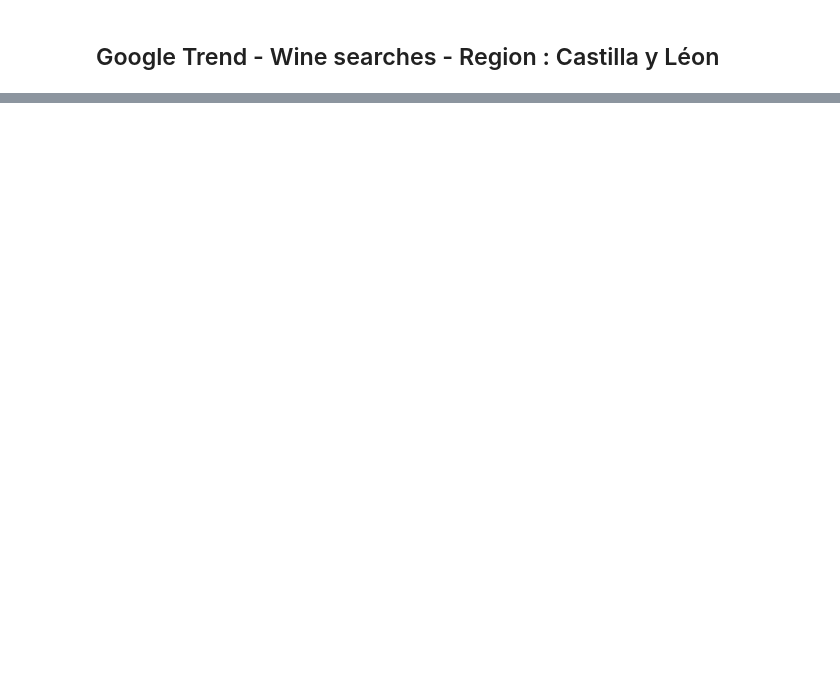
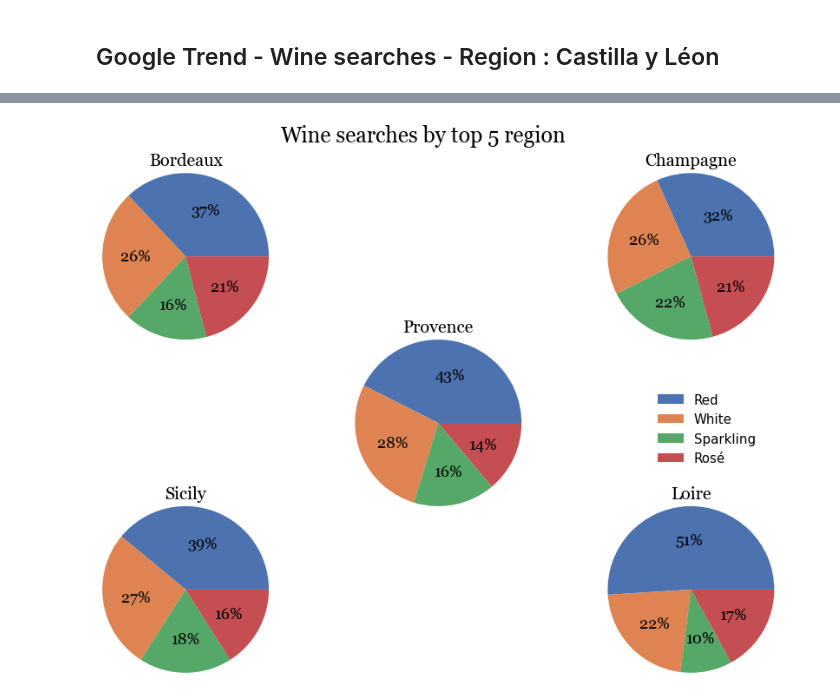
Before and after one commit to theoharket/dtvc_midterm_2022, a Jupyter notebook: Google/Google Trend - Wine searches.ipynb, the cells around one changed output, grey strips where cells are left out. Drawn from its saved outputs; the diff is of its cells as text; code cells hidden in the pictures; blank space fills up the shorter version.

```diff
--- a/Google/Google Trend - Wine searches.ipynb
+++ b/Google/Google Trend - Wine searches.ipynb
@@ -536,0 +265,78 @@ plt.show()
+# %%
+#Storing the data frames in a list
+df_list = []
+
+#Function that takes a data frame as a variable, and returns a formatted data frame with relative percents on the wines
+def create_dataset(df):
+
+    gb = df.groupby("region")[["red wine", "white wine", "sparkling wine", "rose wine", "total_wines"]].sum()
+    gb = gb.reset_index()
+
+    gb.loc[:, "red wine"] = float(gb.loc[:, "red wine"]/gb.loc[:, "total_wines"])*100
+    gb.loc[:, "white wine"] = float(gb.loc[:, "white wine"]/gb.loc[:, "total_wines"])*100
+    gb.loc[:, "sparkling wine"] = float(gb.loc[:, "sparkling wine"]/gb.loc[:, "total_wines"])*100
+    gb.loc[:, "rose wine"] = float(gb.loc[:, "rose wine"]/gb.loc[:, "total_wines"])*100
+
+    return gb
+
+#Running through all of the original data frames that needs cleaning
+for data in [df_bordeaux, df_sicily, df_loire, df_champagne, df_provence]: df_list.append(create_dataset(data))
+# %%
+from matplotlib.ticker import FormatStrFormatter
+#Creating GridSpec
+gs = gridspec.GridSpec(nrows = 3, ncols = 4)
+
+plt.figure(figsize = (20,10))
+
+#Creating axes objects
+ax1 = plt.subplot(gs[0, 0:2])
+ax2 = plt.subplot(gs[0, 2:4])
+ax3 = plt.subplot(gs[1, 1:3])
+ax4 = plt.subplot(gs[2, 0:2])
+ax5 = plt.subplot(gs[2, 2:4])
+
+#Creating title
+plt.suptitle("Wine searches by top 5 region", fontsize = 25, fontfamily = "Georgia")
+
+
+#Bordeaux
+data = [round(df_list[0].loc[0, "red wine"]), round(df_list[0].loc[0, "white wine"]), round(df_list[0].loc[0, "sparkling wine"]), round(df_list[0].loc[0, "rose wine"])]
+_, _, text = ax1.pie(data, colors = ["#4c72b0", "#dd8452", "#55a868", "#c44e52"], labeldistance = 0.70, autopct='%.0f%%', radius = 1.5)
+ax1.set_title("Bordeaux", fontfamily = "Georgia", fontsize = 20, pad = 25)
+for txt in text: txt.set_color('black'), txt.set_fontsize(18), txt.set_fontfamily("Georgia")
+
+#Champagne
+data = [round(df_list[3].loc[0, "red wine"]), round(df_list[3].loc[0, "white wine"]), round(df_list[3].loc[0, "sparkling wine"]), round(df_list[3].loc[0, "rose wine"])]
+_, _, text = ax2.pie(data, colors = ["#4c72b0", "#dd8452", "#55a868", "#c44e52"], labeldistance = 0.70, autopct='%.0f%%', radius = 1.5)
+ax2.set_title("Champagne", fontfamily = "Georgia", fontsize = 20, pad = 25)
+for txt in text: txt.set_color('black'), txt.set_fontsize(18), txt.set_fontfamily("Georgia")
+
+#Provence
+data = [round(df_list[4].loc[0, "red wine"]), round(df_list[4].loc[0, "white wine"]), round(df_list[4].loc[0, "sparkling wine"]), round(df_list[4].loc[0, "rose wine"])]
+_, _, text = ax3.pie(data, colors = ["#4c72b0", "#dd8452", "#55a868", "#c44e52"], labeldistance = 0.70, autopct='%.0f%%', radius = 1.5)
+ax3.set_title("Provence", fontfamily = "Georgia", fontsize = 20, pad = 25)
+for txt in text: txt.set_color('black'), txt.set_fontsize(18), txt.set_fontfamily("Georgia")
+
+#Sicily
+data = [round(df_list[1].loc[0, "red wine"]), round(df_list[1].loc[0, "white wine"]), round(df_list[1].loc[0, "sparkling wine"]), round(df_list[1].loc[0, "rose wine"])]
+_, _, text = ax4.pie(data, colors = ["#4c72b0", "#dd8452", "#55a868", "#c44e52"], labeldistance = 0.70, autopct='%.0f%%', radius = 1.5)
+ax4.set_title("Sicily", fontfamily = "Georgia", fontsize = 20, pad = 25)
+for txt in text: txt.set_color('black'), txt.set_fontsize(18), txt.set_fontfamily("Georgia")
+
+#Loire
+data = [round(df_list[2].loc[0, "red wine"]), round(df_list[2].loc[0, "white wine"]), round(df_list[2].loc[0, "sparkling wine"]), round(df_list[2].loc[0, "rose wine"])]
+_, _, text = ax5.pie(data, colors = ["#4c72b0", "#dd8452", "#55a868", "#c44e52"], labeldistance = 0.70, autopct='%.0f%%', radius = 1.5)
+ax5.set_title("Loire", fontfamily = "Georgia", fontsize = 20, pad = 25)
+for txt in text: txt.set_color('black'), txt.set_fontsize(18), txt.set_fontfamily("Georgia")
+
+#Labels for legend
+labels = ["Red", "White", "Sparkling", "Rosé"]
+
+#Plotting legend
+plt.legend(labels, framealpha = 0, bbox_to_anchor=(1.05, 2), fontsize = 15)
+
+
+plt.savefig("wine_searches_top5.jpeg",dpi=600)
+plt.show()
+# %% [output]
+[figure, added]
```
Also changed, not shown: parts of 35 cells of this notebook, 44 other files.
